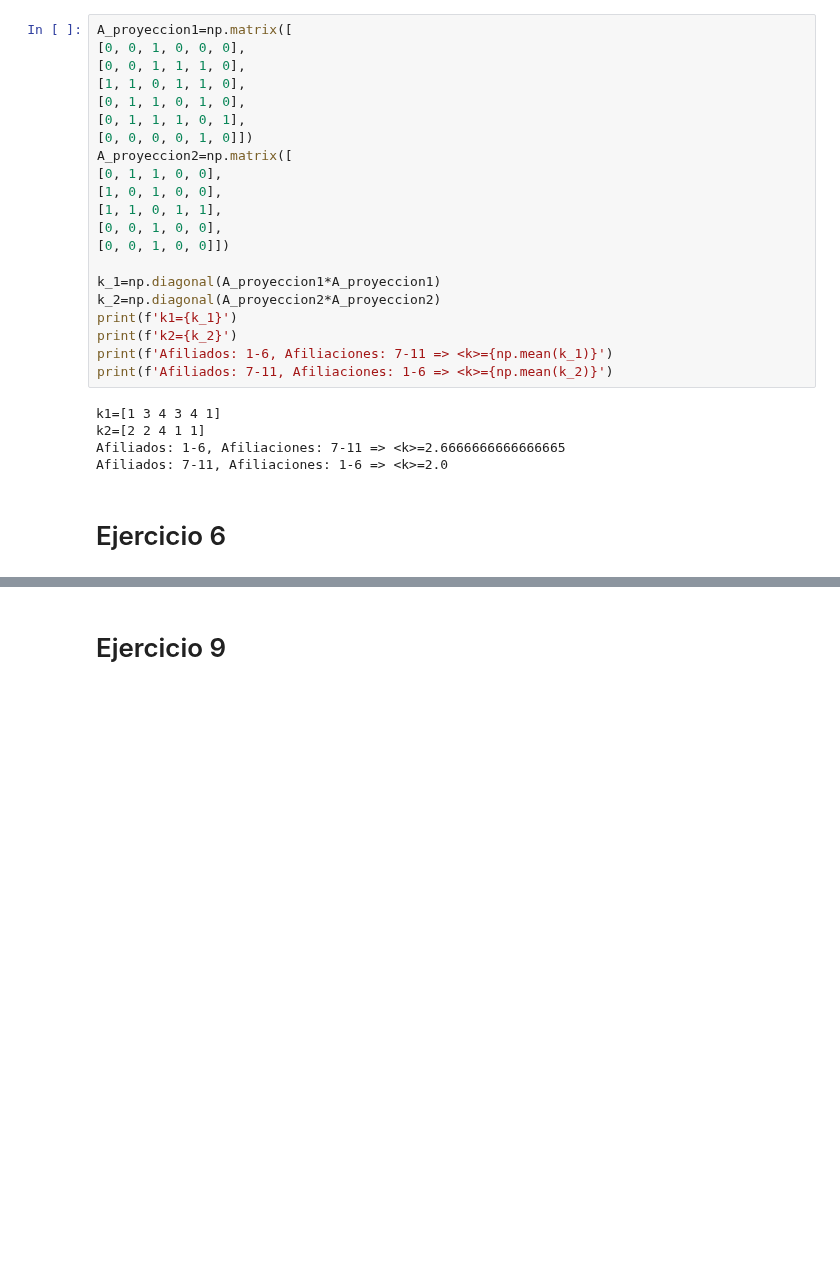
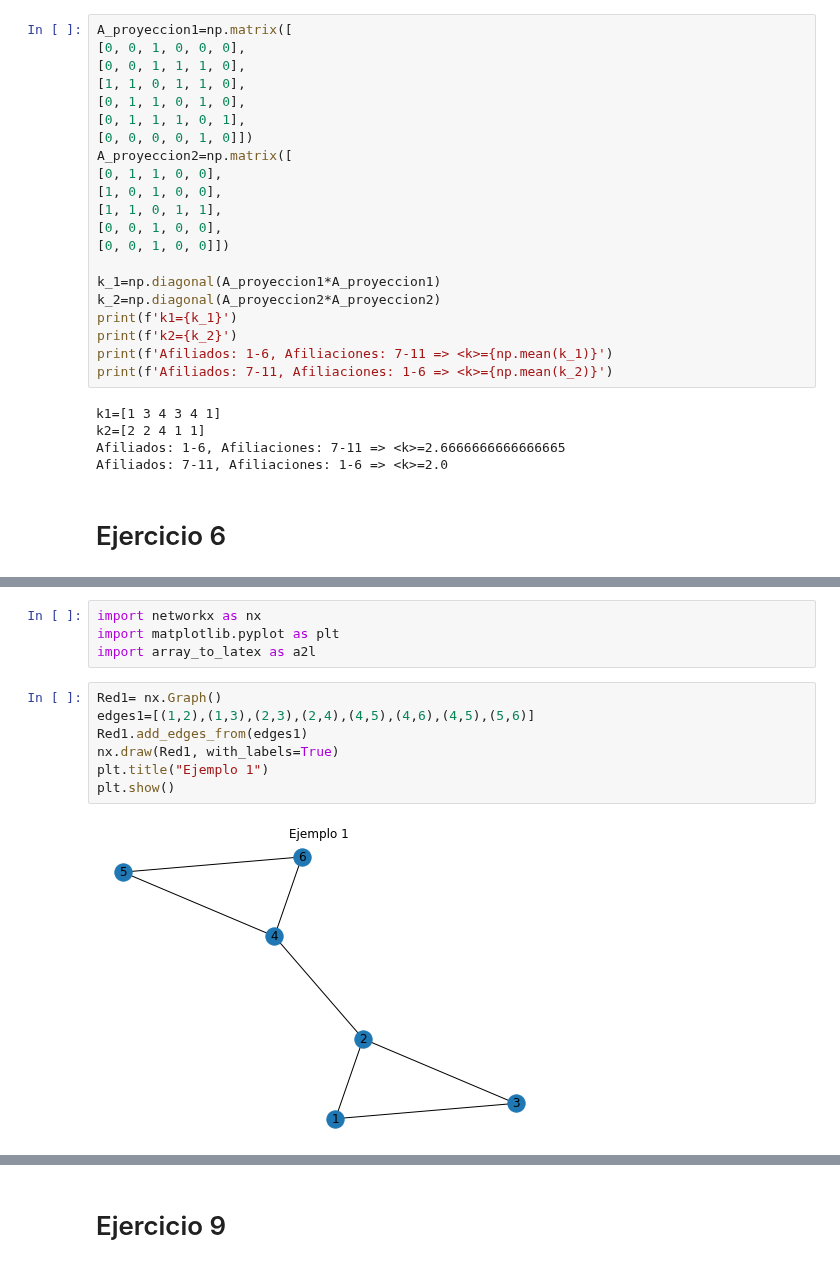
Before and after one commit to LunaKadysz/Redes, a Jupyter notebook: Guias/Guia_02.ipynb, the cells around one changed output, grey strips where cells are left out. Cells and saved outputs as stored; diff of their text form; blank space fills up the shorter version.

```diff
--- a/Guias/Guia_02.ipynb
+++ b/Guias/Guia_02.ipynb
@@ -320,0 +328,13 @@ $\frac{d  (log(Z_{ij}))}{dz} = \frac{1}{1 - e^z A_{ij}} e^z  A_{ij} = \frac{\alp
+# %%
+import networkx as nx
+import matplotlib.pyplot as plt
+import array_to_latex as a2l
+# %%
+Red1= nx.Graph()
+edges1=[(1,2),(1,3),(2,3),(2,4),(4,5),(4,6),(4,5),(5,6)]
+Red1.add_edges_from(edges1)
+nx.draw(Red1, with_labels=True)
+plt.title("Ejemplo 1")
+plt.show()
+# %% [output]
+[figure, added]
```
Also changed, not shown: parts of 4 cells of this notebook.
